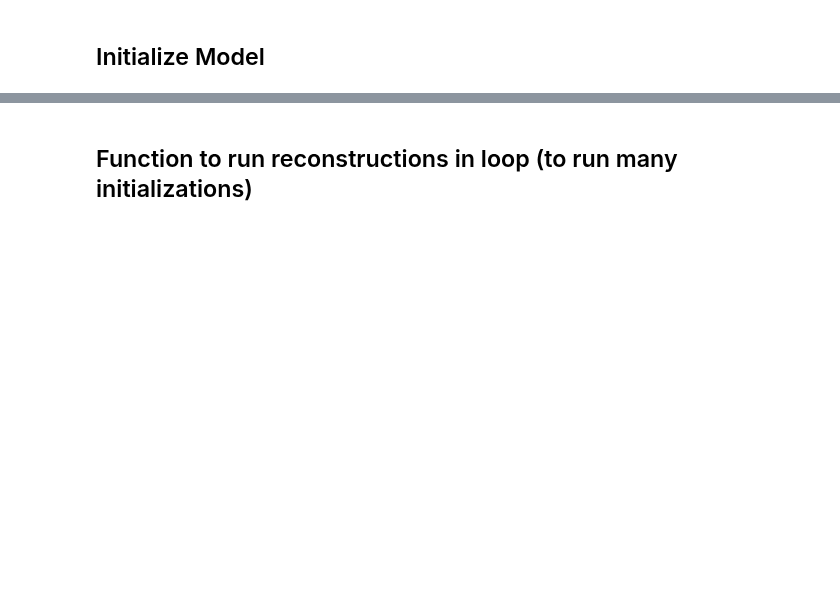
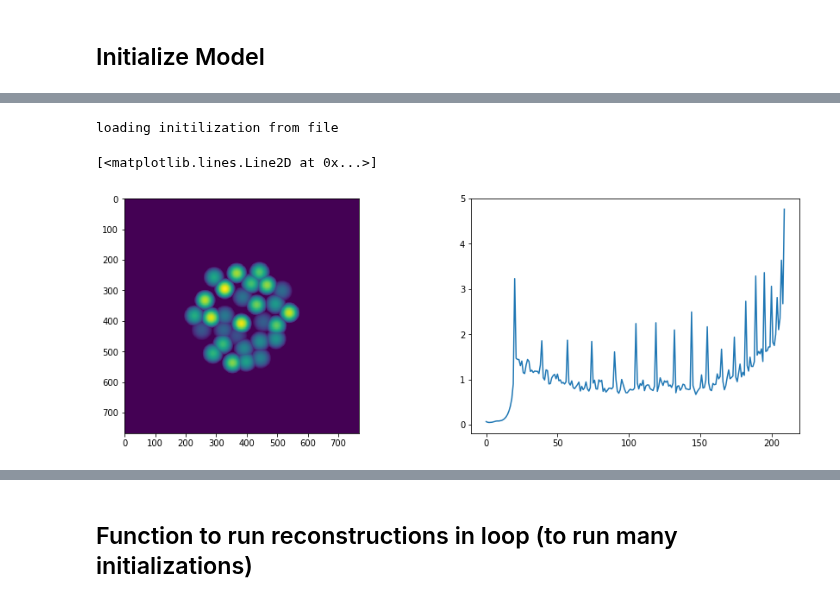
Before and after one commit to antipa/Randoscope_dev, a Jupyter notebook: RandoscopeXCorrMinTF-RadiusLearning.ipynb, the cells around one changed output, grey strips where cells are left out. Cells and saved outputs as stored; diff of their text form; code cells hidden in the pictures; blank space fills up the shorter version.

Commit message:
added finding best initialization, moved losses to utilities file

```diff
--- a/RandoscopeXCorrMinTF-RadiusLearning.ipynb
+++ b/RandoscopeXCorrMinTF-RadiusLearning.ipynb
@@ -68,3 +65,17 @@ def distances(model, x,y):
+# %%
+find_best_init = False
+if find_best_init  == True:
+    print('Finding best initialization')
+    find_best_initialization(model, num_trials = 2000, save_results = False)
+
+load_init_from_file = True
+# %%
+def load_model_from_file(model, filename):
+    loaded = scipy.io.loadmat(filename)
+    tf.assign(model.xpos, tfe.Variable(loaded['x'].ravel()))
+    tf.assign(model.ypos, tfe.Variable(loaded['y'].ravel()))
+    tf.assign(model.rlist, tfe.Variable(loaded['r'].ravel()))
+    return model
 # %%
 #model = msu_model()  # zsampling options: 'fixed' or 'uniform_random'
 #plt.figure(figsize=(20,20))
@@ -77,29 +84,38 @@ def distances(model, x,y):
 # %%
-model = msu_model(target_res=0.004,aberrations = True)  # zsampling options: 'fixed' or 'uniform_random'
-Rmat=model(0)
+#model = msu_model(target_res=0.004,aberrations = True)  # zsampling options: 'fixed' or 'uniform_random'
+
+# Load initialization from file
+if load_init_from_file == True:
+    print('loading initilization from file')
+    file_best = '/media/hongdata/Kristina/MiniscopeData/best_init.mat'
+    file_worst = '/media/hongdata/Kristina/MiniscopeData/worst_init.mat'
+    model = load_model_from_file(model, file_best)
 
 # Save initial values for later comparison
+Rmat=model(0)
 R_init = Rmat
 Tinit,_,_=make_lenslet_tf_zern(model)
 
 xinit = tfe.Variable(tf.zeros(model.Nlenslets));       tf.assign(xinit, model.xpos)
 yinit = tfe.Variable(tf.zeros(model.Nlenslets));       tf.assign(yinit, model.ypos)
 rinit = tfe.Variable(tf.zeros(model.Nlenslets));       tf.assign(rinit, model.rlist)
 #offsetinit = tfe.Variable(tf.zeros(model.Nlenslets));  tf.assign(offsetinit, model.lenslet_offset)
 zerninit = tfe.Variable(tf.zeros((model.Nlenslets, model.numzern))); tf.assign(zerninit, model.zernlist)
 
-
 model_init=msu_model(target_res=0.004,aberrations = True)
 tf.assign(model_init.xpos, xinit)
 tf.assign(model_init.ypos, yinit)
 tf.assign(model_init.rlist, rinit)
 #tf.assign(model_init.lenslet_offset, offsetinit)
 tf.assign(model_init.zernlist, zerninit)
 Rmat_init = model_init(0)
 
-
 fig=plt.figure(figsize=(15,5))
 plt.subplot(1,2,1)
 plt.imshow(Tinit.numpy())
 plt.subplot(1,2,2)
 plt.plot(R_init.numpy())
+# %% [output]
+loading initilization from file
+[<matplotlib.lines.Line2D at 0x...>]
+[figure, added]
```
Also changed, not shown: parts of 12 cells of this notebook, 2 other files.
